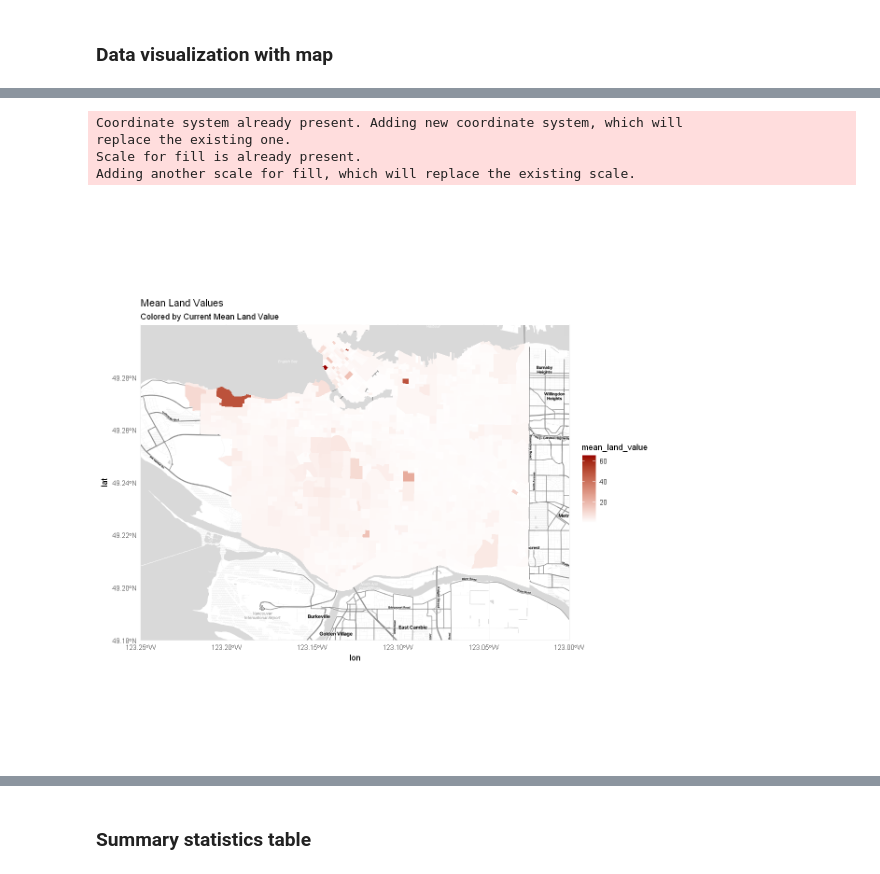
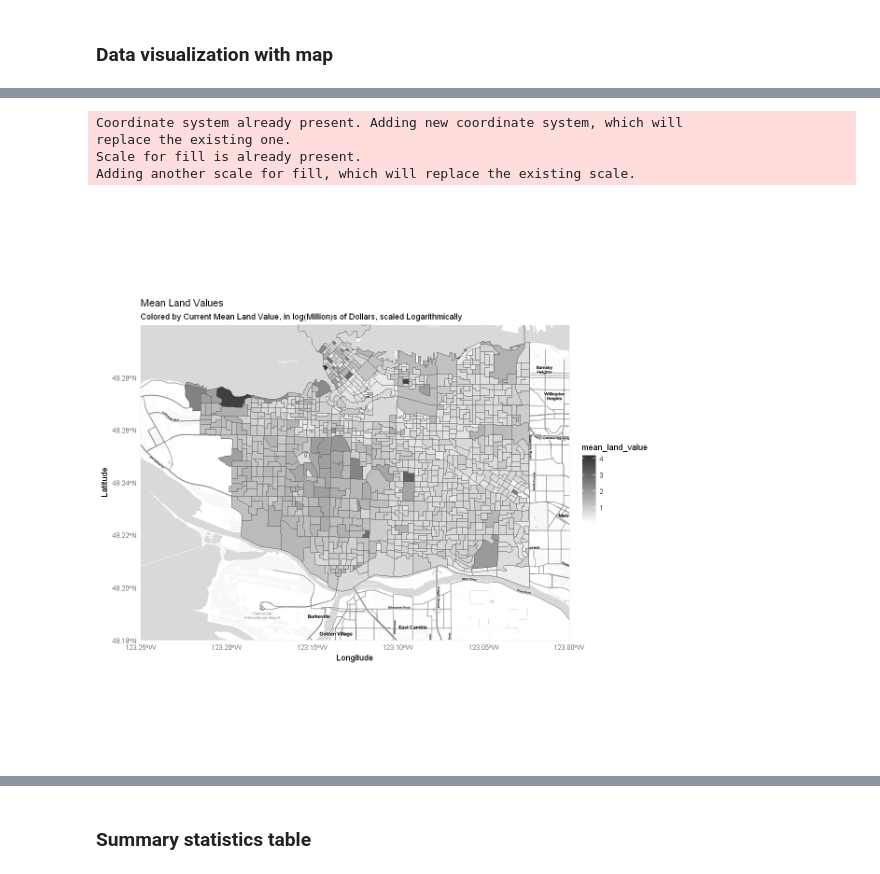
Before and after one commit to Irene-Berezin/econ326, a Jupyter notebook: project_workbook.ipynb, the cells around one changed output, grey strips where cells are left out. Cells and saved outputs as stored; diff of their text form; code cells hidden in the pictures.

```diff
--- a/project_workbook.ipynb
+++ b/project_workbook.ipynb
@@ -86,7 +47,7 @@ library(cancensus)
 options(cancensus.api_key='CensusMapper_f228791d9506a7a747ece66db73b95be')
 options(cancensus.cache_path = "/cache")
 
-census_data <- get_census(dataset='CA16', regions=list(CSD="5915022"), vectors=c("v_CA16_401","v_CA16_404","v_CA16_406","v_CA16_1","v_CA16_2396","v_CA16_2510", "v_CA16_5078", "v_CA16_3411", "v_CA16_2397"), labels="detailed", geo_format="sf", level='DA')
+census_data <- get_census(dataset='CA16', regions=list(CSD="5915022"), vectors=c("v_CA16_379", "v_CA16_401","v_CA16_404","v_CA16_406","v_CA16_1","v_CA16_2396","v_CA16_2510", "v_CA16_5078", "v_CA16_3411", "v_CA16_2397"), labels="detailed", geo_format="sf", level='DA')
 
 census_data_clean <- census_data|>
     rename(
@@ -97,7 +58,7 @@ census_data_clean <- census_data|>
         population_density = 'v_CA16_406: Population density per square kilometre',
         region = `Region Name` ,
         area_sq_km = `Area (sq km)`,
-        age =  `v_CA16_1: Age Stats` ,
+        age =  `v_CA16_379: Average age` ,
         income = `v_CA16_2397: Median total income of households in 2015 ($)`,
         education = `v_CA16_5078: University certificate, diploma or degree at bachelor level or above`,
         immigrant = 'v_CA16_3411: Immigrants'
@@ -546,5 +504,5 @@ mean_property_values <- properties_with_divisions|>
 # %%
-# merge dataset
+# merge dataset for regressions
 census_index_crime <- census_with_index |>
   left_join(mean_property_values, by = "name") |>
   left_join(census_crime, by = "name")|>
@@ -552,6 +510,10 @@ census_index_crime <- census_with_index |>
   mutate(across(c(immigrant_prop, education_prop, mean_land_value,income), as.double))|>
   na.omit()|>
   glimpse()
+
+# clean dataset for graphs
+census_index_crime_graphs <- census_index_crime |>
+mutate(mean_land_value = log(1 + mean_land_value))
 # %% [output]
 Rows: 989
 Columns: 19
@@ -596,8 +548,8 @@ Warning message:
 # %%
 bbox <- c(left = -123.25, bottom = 49.18, right = -123.0, top = 49.3)
 
-map <- get_stadiamap(bbox = bbox, zoom = 13, maptype = "stamen_toner_lite", filetype = "svg")
-ggmap(map)
+base <- get_stadiamap(bbox = bbox, zoom = 13, maptype = "stamen_toner_lite", filetype = "svg")
+ggmap(base)
 # %% [output]
 ℹ © Stadia Maps © Stamen Design © OpenMapTiles © OpenStreetMap contributors.
 
@@ -606,23 +663,24 @@ ggmap(map)
 # %%
 # Add visualization for mean land value data
 
 options(repr.plot.width = 10, repr.plot.height = 10)
 
 
-mean_land_value_map <- ggmap(map) +
-  geom_sf(data = census_index_crime, aes(fill = mean_land_value), inherit.aes = FALSE, color = NA) +
-  scale_fill_viridis_c(option = "plasma", name = "Mean Land Value") +
+mean_land_value_map <- ggmap(base) +
+  geom_sf(data = census_index_crime_graphs, aes(fill = mean_land_value), inherit.aes = FALSE) +
+  scale_fill_viridis_c() +
+  scale_fill_gradient(low = "#ffffff", high = "#333333") +
   coord_sf(crs = st_crs(4326)) +
-  scale_fill_gradient(low = "white", high = "#990000") +
   theme_minimal() +
-  labs(title = "Mean Land Values", subtitle = "Colored by Current Mean Land Value")
+  labs(title = "Mean Land Values", subtitle = "Colored by Current Mean Land Value, in log(Million)s of Dollars, scaled Logarithmically",
+  x = "Longitude", y = "Latitude")
 
 mean_land_value_map
 # %% [output]
 Coordinate system already present. Adding new coordinate system, which will
 replace the existing one.
 Scale for fill is already present.
 Adding another scale for fill, which will replace the existing scale.
-[figure, old version]
+[figure, new version]
 # %%
 # Add visualization for population density data
```
Also changed, not shown: parts of 41 cells of this notebook.
